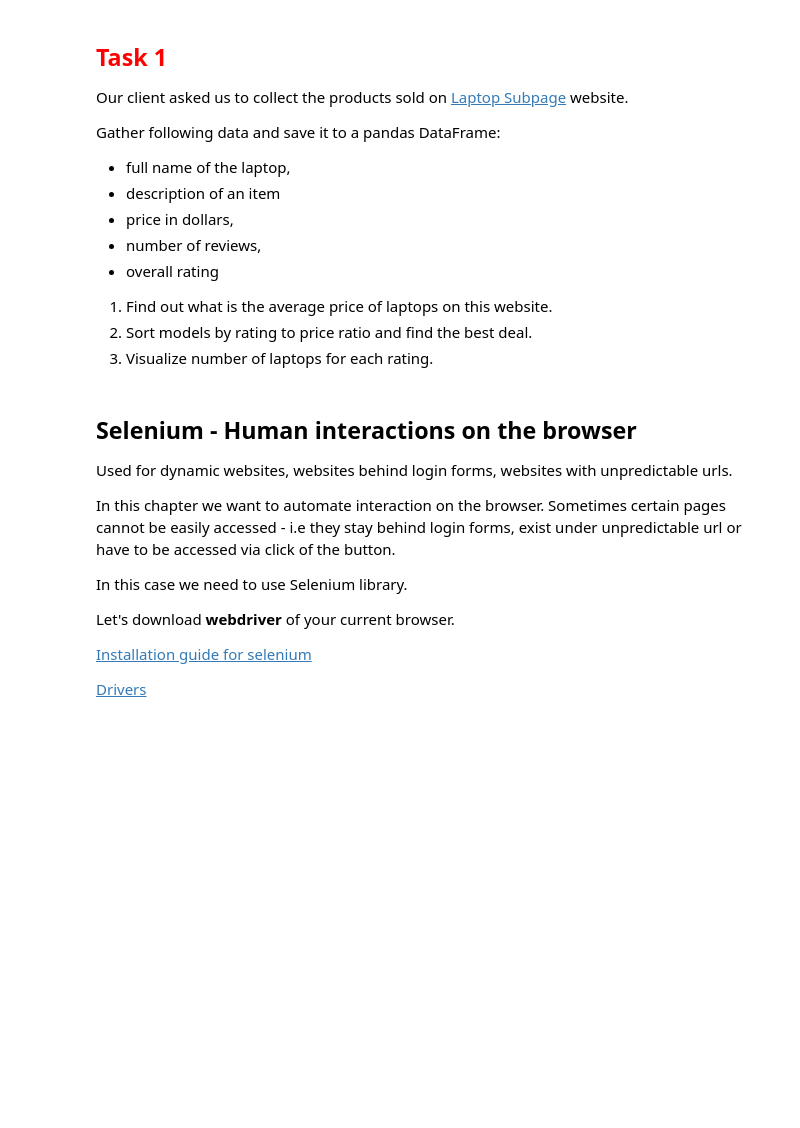
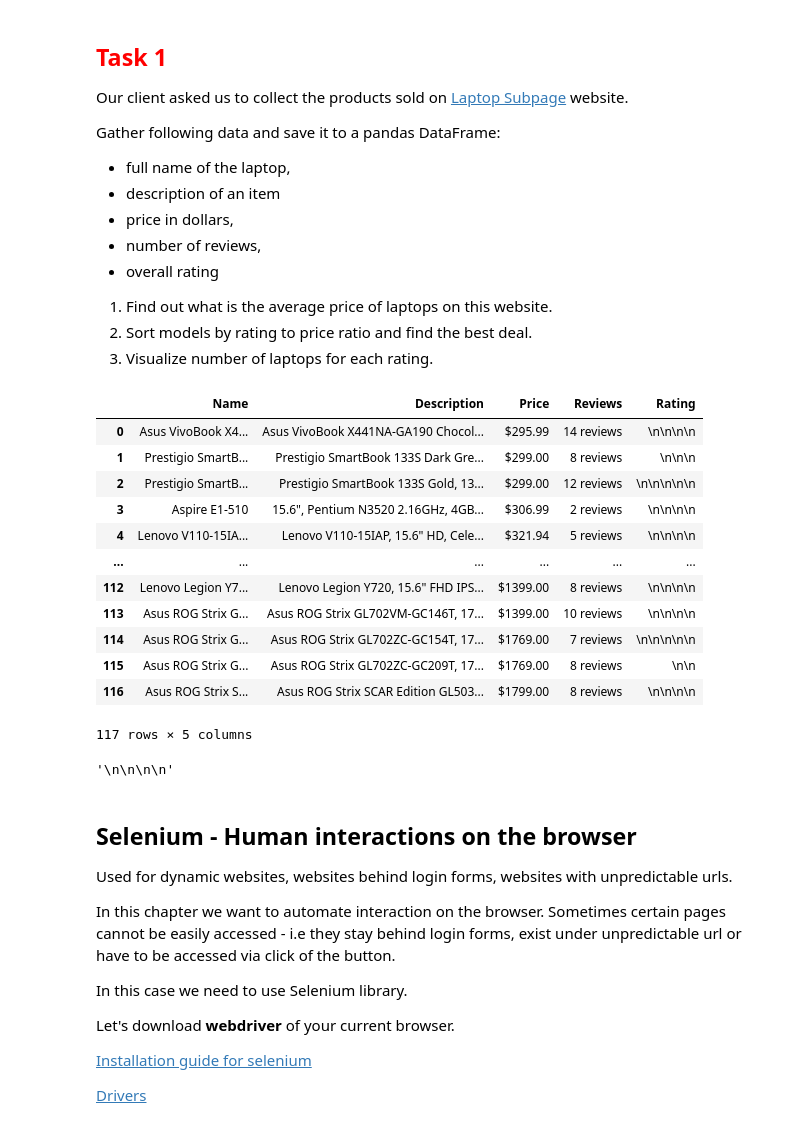
Before and after one commit to zapasek1/python-applications, a Jupyter notebook: class_2/class_2_students.ipynb, the cells around one changed output. Drawn from its saved outputs; the diff is of its cells as text; code cells hidden in the pictures; blank space fills up the shorter version.

```diff
--- a/class_2/class_2_students.ipynb
+++ b/class_2/class_2_students.ipynb
@@ -165,0 +220,34 @@ soup = BeautifulSoup(html._content)
+# %%
+# Code goes here
+webpage = pd.DataFrame(columns=['Name', 'Description', 'Price', 'Reviews', 'Rating'])
+
+price = soup.find_all('h4', {'class': 'pull-right price'})
+description = soup.find_all('p', {'class': 'description'})
+name = soup.find_all('a', {'class': 'title'})
+reviews = soup.find_all('p', {'class': 'pull-right'})
+
+rating = soup.find_all('p', {'data-rating': True})
+
+webpage['Name'] = [i.get_text() for i in name]
+webpage['Description'] = [i.get_text() for i in description]
+webpage['Price'] = [i.get_text() for i in price]
+webpage['Reviews'] = [i.get_text() for i in reviews]
+webpage['Rating'] = [i.get_text() for i in rating]
+
+
+
+webpage
+# %% [output]
+|  | Name | Description | Price | Reviews | Rating |
+| 0 | Asus VivoBook X4... | Asus VivoBook X441NA-GA190 Chocol... | $295.99 | 14 reviews | \n\n\n\n |
+| 1 | Prestigio SmartB... | Prestigio SmartBook 133S Dark Gre... | $299.00 | 8 reviews | \n\n\n |
+| 2 | Prestigio SmartB... | Prestigio SmartBook 133S Gold, 13... | $299.00 | 12 reviews | \n\n\n\n\n |
+| 3 | Aspire E1-510 | 15.6", Pentium N3520 2.16GHz, 4GB... | $306.99 | 2 reviews | \n\n\n\n |
+| 4 | Lenovo V110-15IA... | Lenovo V110-15IAP, 15.6" HD, Cele... | $321.94 | 5 reviews | \n\n\n\n |
+| ... | ... | ... | ... | ... | ... |
+| 112 | Lenovo Legion Y7... | Lenovo Legion Y720, 15.6" FHD IPS... | $1399.00 | 8 reviews | \n\n\n\n |
+| 113 | Asus ROG Strix G... | Asus ROG Strix GL702VM-GC146T, 17... | $1399.00 | 10 reviews | \n\n\n\n |
+| 114 | Asus ROG Strix G... | Asus ROG Strix GL702ZC-GC154T, 17... | $1769.00 | 7 reviews | \n\n\n\n\n |
+| 115 | Asus ROG Strix G... | Asus ROG Strix GL702ZC-GC209T, 17... | $1769.00 | 8 reviews | \n\n |
+| 116 | Asus ROG Strix S... | Asus ROG Strix SCAR Edition GL503... | $1799.00 | 8 reviews | \n\n\n\n |
+117 rows × 5 columns
@@ -166,3 +256,14 @@ soup = BeautifulSoup(html._content)
+# %%
+#extract <p data-rating="3">
+rating
+
+#extract 3
+rating[0].get('data-rating')
+
+#extract 3
+rating[0].get_text()
+# %% [output]
+'\n\n\n\n'
 # %% [markdown]
 ## Selenium - Human interactions on the browser
 
```
Also changed, not shown: parts of 15 cells of this notebook.
